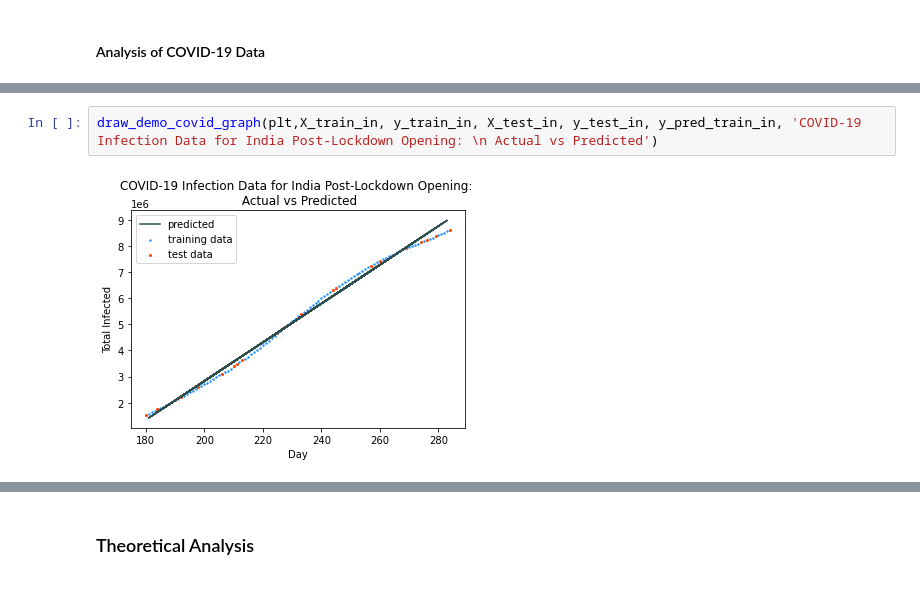
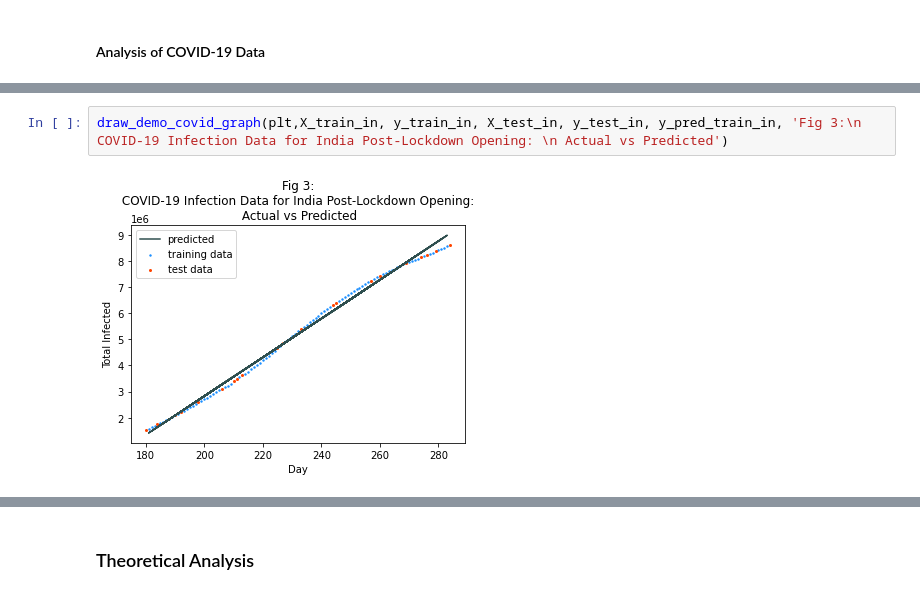
Before and after one commit to skasim/linear-regression, a Jupyter notebook: Kasim-ProjectFinal.ipynb, the cells around one changed output, grey strips where cells are left out. Saved outputs shown, nothing was run; the diff lists cells and outputs as text.

```diff
--- a/Kasim-ProjectFinal.ipynb
+++ b/Kasim-ProjectFinal.ipynb
@@ -300,9 +305,9 @@ $y=-11994991.609318536+74120.09589205543X$
 $RMSE$: 190158.63182278784
 $R^2$: 0.9938102898578083
 # %%
-draw_demo_covid_graph(plt,X_train_in, y_train_in, X_test_in, y_test_in, y_pred_train_in, 'COVID-19 Infection Data for India Post-Lockdown Opening: \n Actual vs Predicted')
+draw_demo_covid_graph(plt,X_train_in, y_train_in, X_test_in, y_test_in, y_pred_train_in, 'Fig 3:\n COVID-19 Infection Data for India Post-Lockdown Opening: \n Actual vs Predicted')
 # %% [output]
-[figure, old version]
+[figure, new version]
 # %%
 sd_df = pd.read_csv('sd_covid_timeseries.csv').iloc[-60:]
 X_train_nd, y_train_nd, X_test_nd, y_test_nd, y_pred_train_nd = algorithm_demo_with_covid_data(sd_df)
```
Also changed, not shown: parts of 14 cells of this notebook.
